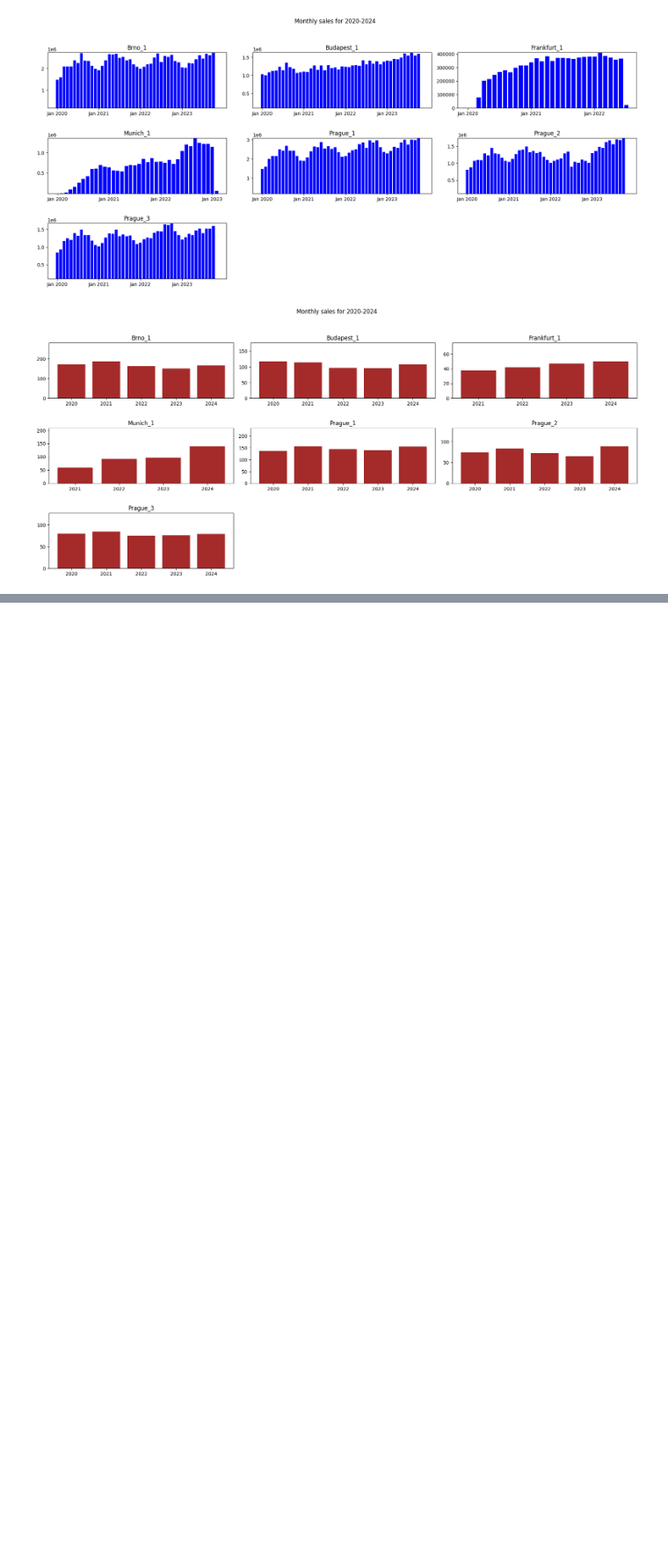
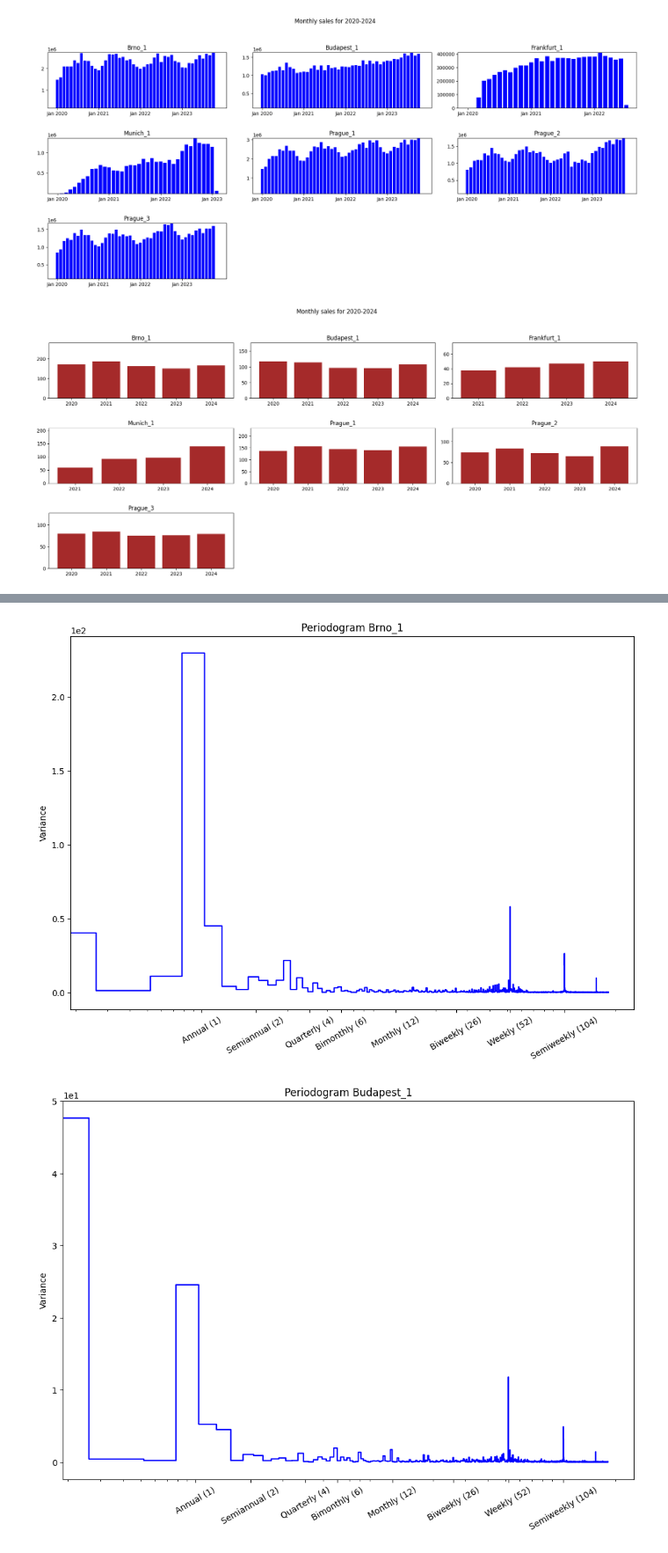
Before and after one commit to AnantChandra/google-colab, a Jupyter notebook: rohlik_sales_prediction.ipynb, the cells around one changed output, grey strips where cells are left out. Shown at 88% size. Cells and saved outputs as stored; diff of their text form; code cells hidden in the pictures; blank space fills up the shorter version.

```diff
--- a/rohlik_sales_prediction.ipynb
+++ b/rohlik_sales_prediction.ipynb
@@ -260,0 +301,38 @@ plt.show()
+# %%
+sales_train['sales'] = sales_train['sales'].fillna(0)
+sales_train['total_orders'] = sales_train['total_orders'].fillna(0)
+sales_train['sell_price_main'] = sales_train['sell_price_main'].interpolate()
+# %%
+from scipy.signal import periodogram
+
+def plot_periodogram(serie,wh,ax=None):
+    fs = pd.Timedelta('365D') / pd.Timedelta('1D')
+    freq, spec = periodogram(serie, fs=fs,detrend='linear',scaling='spectrum')
+
+    if ax is None:
+        fig, ax = plt.subplots(figsize=(12, 8))
+    ax.step(freq, spec, color="blue")
+    ax.set_xscale("log")
+    ax.set_xticks([1, 2, 4, 6, 12, 26, 52, 104])
+    ax.set_xticklabels(
+        [
+            "Annual (1)",
+            "Semiannual (2)",
+            "Quarterly (4)",
+            "Bimonthly (6)",
+            "Monthly (12)",
+            "Biweekly (26)",
+            "Weekly (52)",
+            "Semiweekly (104)",
+        ],
+        rotation=30,
+    )
+    ax.ticklabel_format(axis="y", style="sci", scilimits=(0, 0))
+    ax.set_ylabel("Variance")
+    ax.set_title(f"Periodogram {wh}")
+
+for u in u_warehouses:
+    plot_periodogram(sales_train[sales_train.warehouse==u].groupby('date').sales.mean(),u)
+# %% [output]
+[figure, added]
+[figure, added]
```
Also changed, not shown: parts of 5 cells of this notebook.
